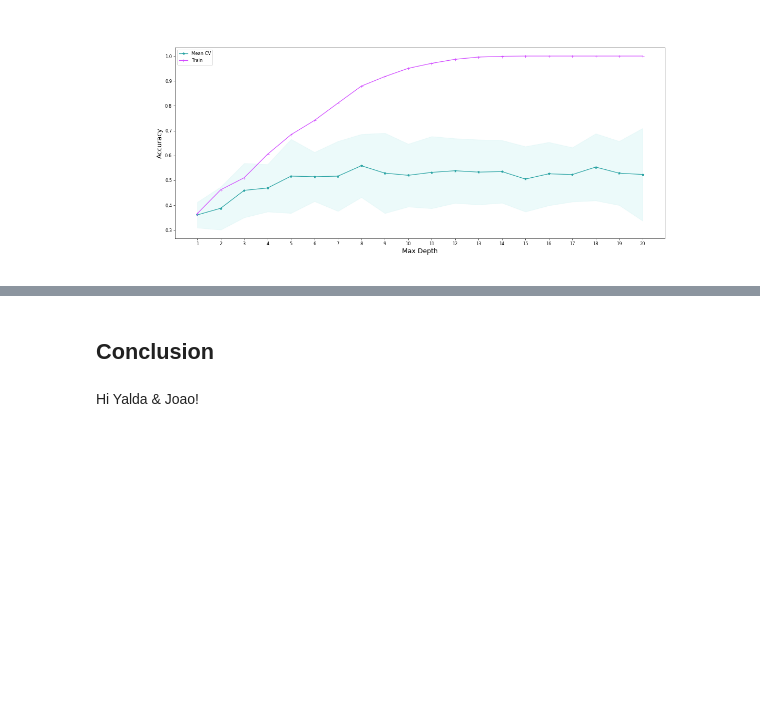
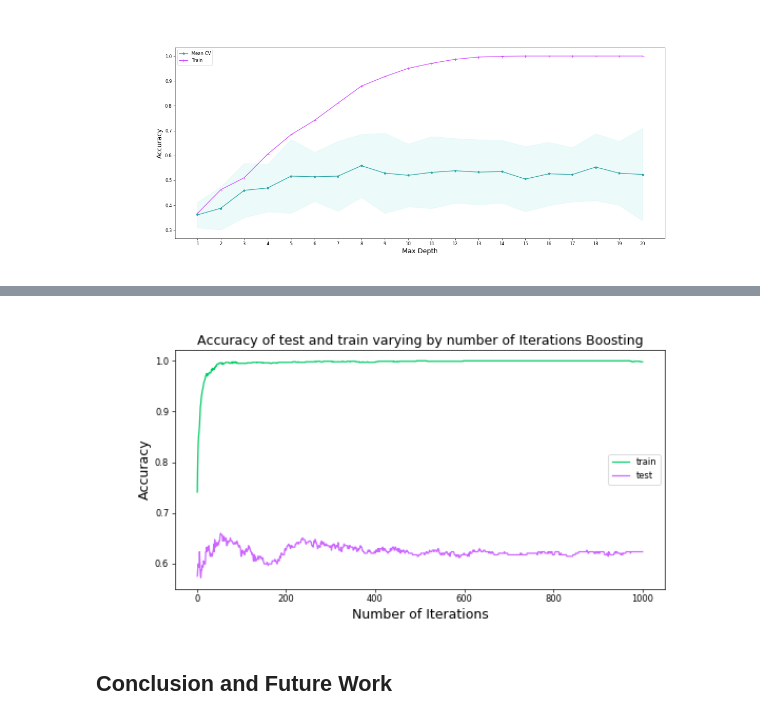
Before and after one commit to YaldaAmini/DS_Project_group54, a Jupyter notebook: notebooks/summary.ipynb, the cells around one changed output, grey strips where cells are left out. Drawn from its saved outputs; the diff is of its cells as text; code cells hidden in the pictures; blank space fills up the shorter version.

```diff
--- a/notebooks/summary.ipynb
+++ b/notebooks/summary.ipynb
@@ -39,4 +71,6 @@ Image("img/trees_perf.png",width=1000, height=600)
+# %%
+Image("img/adaboost.png",width=700, height=400)
+# %% [output]
+[figure, added]
 # %% [markdown]
-## Conclusion
+## Conclusion and Future Work
-# %% [markdown]
-Hi Yalda & Joao!
```
Also changed, not shown: parts of 9 cells of this notebook, 4 other files.
